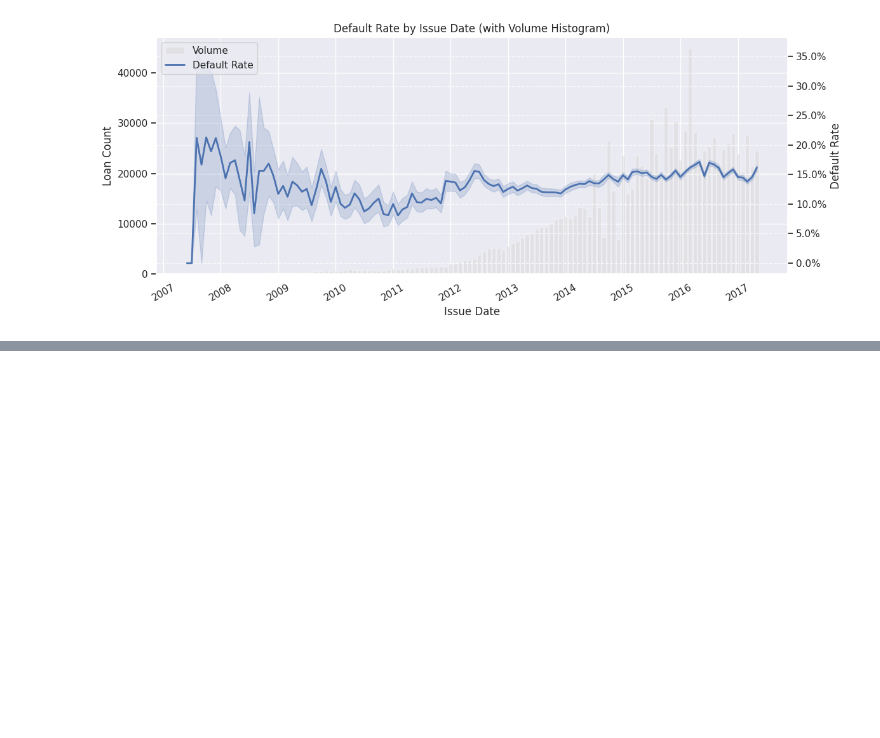
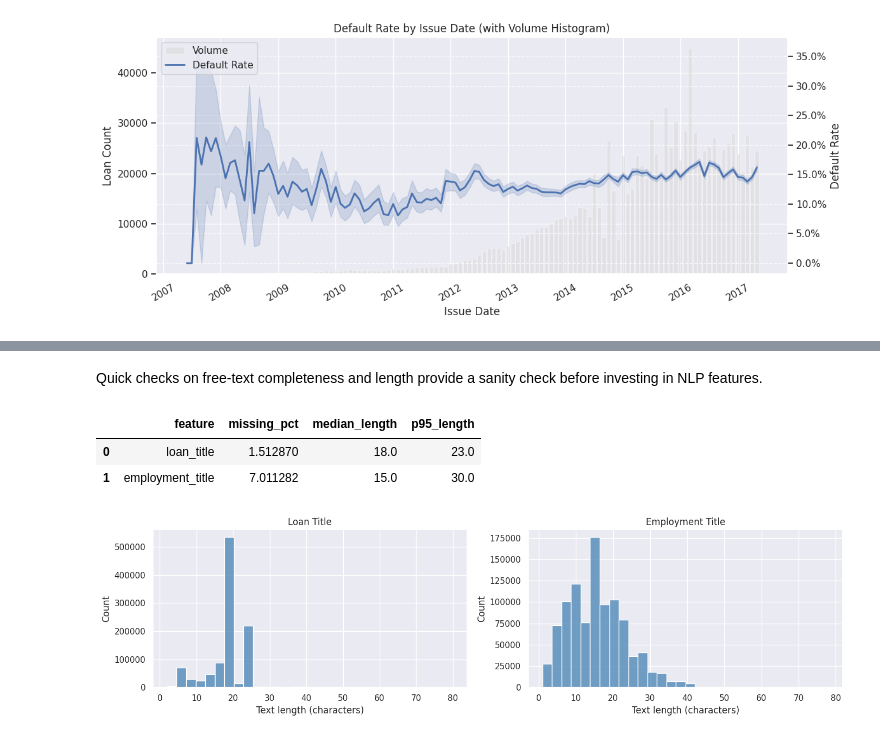
Before and after one commit to imonteiroyh/LoanCreditRisk, a Jupyter notebook: notebooks/01_exploration.ipynb, the cells around one changed output, grey strips where cells are left out. Saved outputs shown, nothing was run; the diff lists cells and outputs as text; code cells hidden in the pictures; blank space fills up the shorter version.

```diff
--- a/notebooks/01_exploration.ipynb
+++ b/notebooks/01_exploration.ipynb
@@ -571,0 +748,33 @@ plt.show()
+# %% [markdown]
+Quick checks on free-text completeness and length provide a sanity check before investing in NLP features.
+# %%
+text_columns = ["loan_title", "employment_title"]
+
+text_profile = []
+for col in text_columns:
+    lengths = data[col].dropna().astype(str).str.len()
+    text_profile.append(
+        {
+            "feature": col,
+            "missing_pct": data[col].isna().mean() * 100,
+            "median_length": lengths.median(),
+            "p95_length": lengths.quantile(0.95),
+        }
+    )
+
+pd.DataFrame(text_profile)
+# %% [output]
+|  | feature | missing_pct | median_length | p95_length |
+| 0 | loan_title | 1.512870 | 18.0 | 23.0 |
+| 1 | employment_title | 7.011282 | 15.0 | 30.0 |
+# %%
+fig, axes = plt.subplots(1, 2, figsize=(14, 4))
+for ax, col in zip(axes, text_columns):
+    lengths = data[col].dropna().astype(str).str.len()
+    sns.histplot(lengths, bins=30, ax=ax, color="steelblue")
+    ax.set_title(col.replace("_", " ").title())
+    ax.set_xlabel("Text length (characters)")
+plt.tight_layout()
+plt.show()
+# %% [output]
+[figure, added]
```
Also changed, not shown: parts of 41 cells of this notebook, 4 other files.
